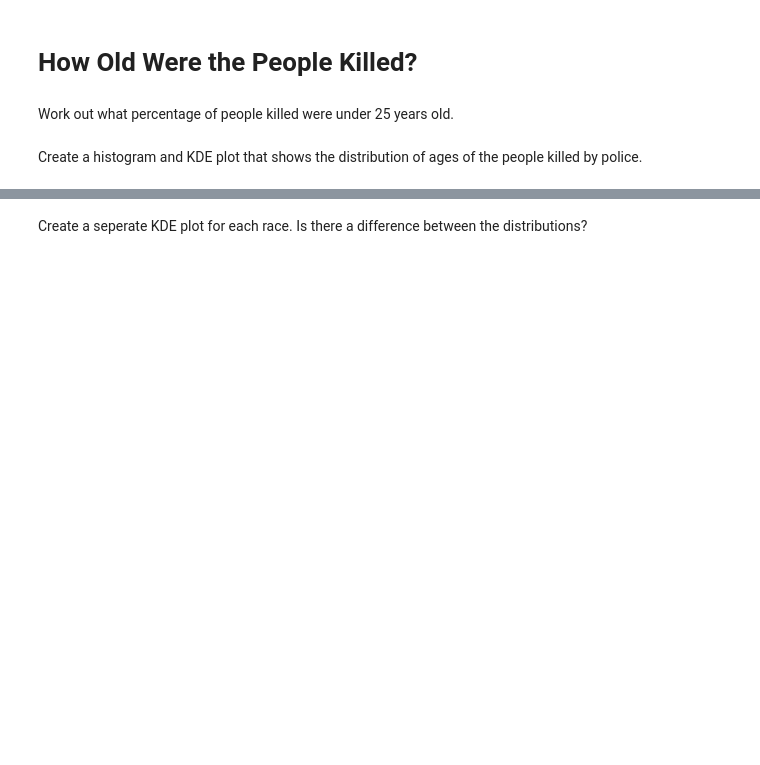
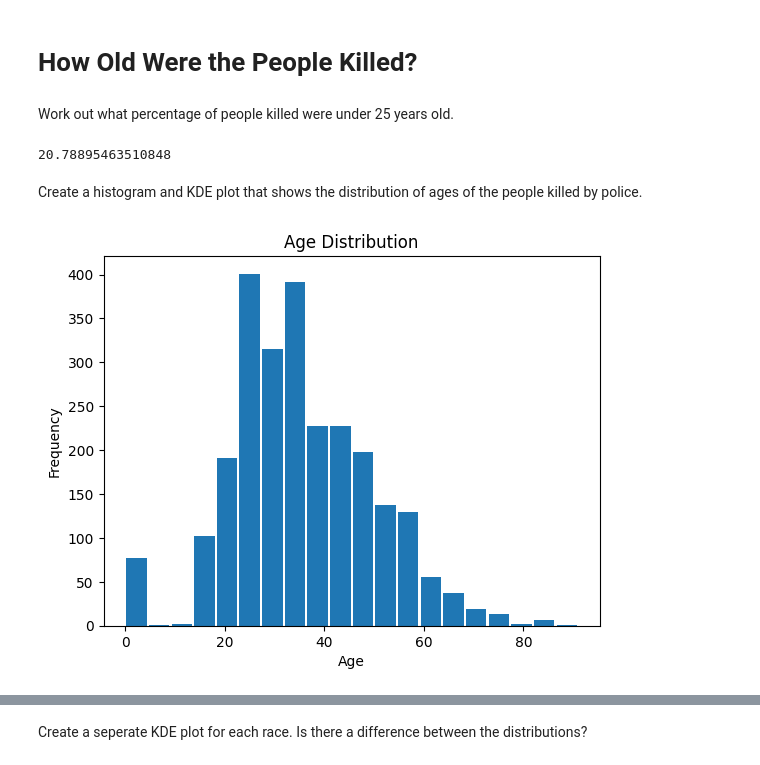
Before and after one commit to JustAnotherHeroRiding/day-99-Deaths-Involving-the-police-in-the-US, a Jupyter notebook: Fatal_Force_(start).ipynb, the cells around one changed output, grey strips where cells are left out. Drawn from its saved outputs; the diff is of its cells as text; code cells hidden in the pictures; blank space fills up the shorter version.

```diff
--- a/Fatal_Force_(start).ipynb
+++ b/Fatal_Force_(start).ipynb
@@ -378,5 +440,21 @@ In what percentage of police killings were people armed? Create chart that show
 # How Old Were the People Killed?
 # %% [markdown]
 Work out what percentage of people killed were under 25 years old.
+# %%
+#df_fatalities.groupby('age',as_index=False).count()
+#2535 rows in total
+#527 under 25
+len(df_fatalities[df_fatalities['age']<25]) / len(df_fatalities) * 100
+#20.79% of victims were under 25
+# %% [output]
+20.78895463510848
 # %% [markdown]
 Create a histogram and KDE plot that shows the distribution of ages of the people killed by police.
+# %%
+plt.hist(df_fatalities['age'], bins=20, rwidth=0.9)
+plt.xlabel('Age')
+plt.ylabel('Frequency')
+plt.title('Age Distribution')
+plt.show()
+# %% [output]
+[figure, added]
```
Also changed, not shown: parts of 26 cells of this notebook, 1 other file.
